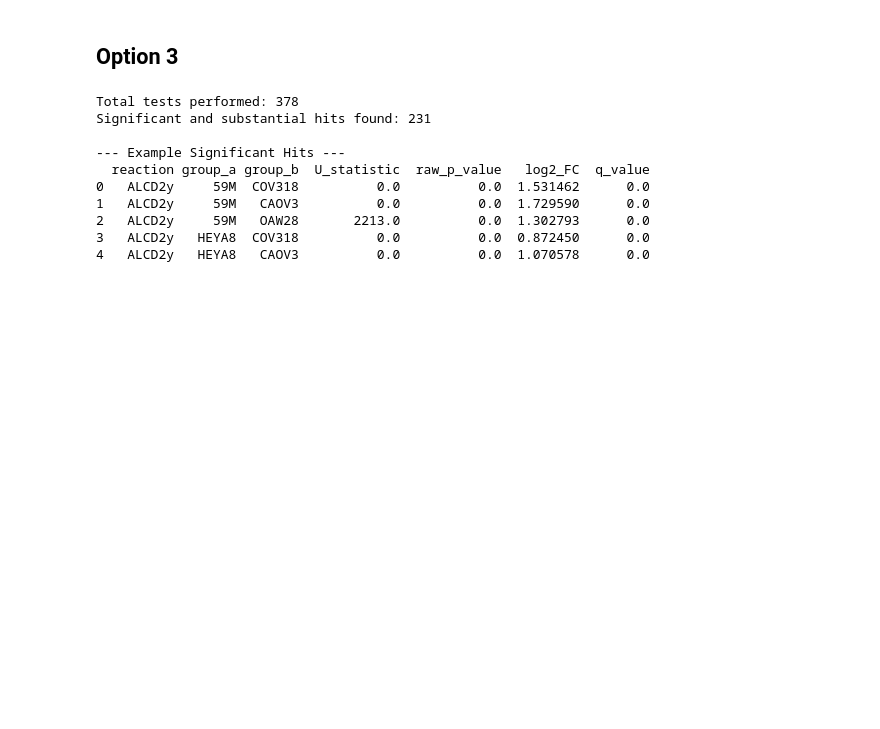
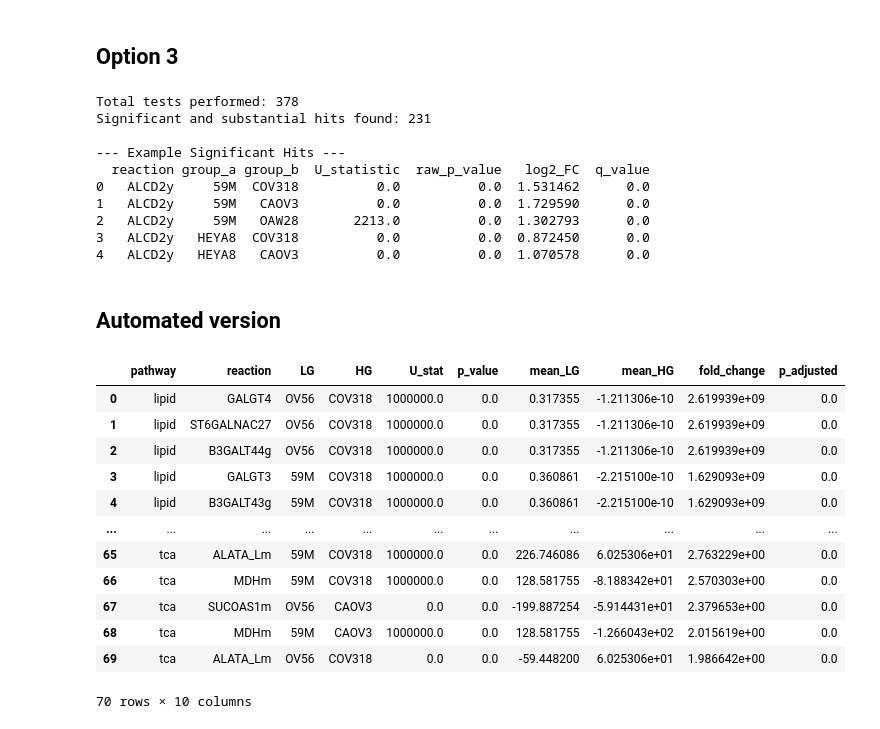
Before and after one commit to MishkaNastia/Ovarian-Cancer, a Jupyter notebook: flux_composition_anastasia.ipynb, the cells around one changed output. Saved outputs shown, nothing was run; the diff lists cells and outputs as text; code cells hidden in the pictures; blank space fills up the shorter version.

Commit message:
top 10 reactions for every pathway

```diff
--- a/flux_composition_anastasia.ipynb
+++ b/flux_composition_anastasia.ipynb
@@ -462,3 +462,83 @@ Significant and substantial hits found: 231
 2   ALCD2y     59M   OAW28       2213.0          0.0  1.302793      0.0
 3   ALCD2y   HEYA8  COV318          0.0          0.0  0.872450      0.0
 4   ALCD2y   HEYA8   CAOV3          0.0          0.0  1.070578      0.0
+# %% [markdown]
+## Automated version
+# %%
+results = []
+
+# Iterate across all pathways
+for pathway, reactions in reactions_by_category.items():
+
+    for rxn in reactions:  # only reactions in this pathway
+
+        for lg_name, lg_df in LG.items():
+            for hg_name, hg_df in HG.items():
+
+                # extract distributions
+                if rxn not in lg_df.columns or rxn not in hg_df.columns:
+                    continue
+
+                lg_values = lg_df[rxn].dropna()
+                hg_values = hg_df[rxn].dropna()
+
+                # skip empty
+                if len(lg_values) == 0 or len(hg_values) == 0:
+                    continue
+
+                # compute means
+                mean_lg = lg_values.mean()
+                mean_hg = hg_values.mean()
+
+                # Fold Difference FD = |(mean_lg - mean_hg) / mean_hg|
+                if mean_hg == 0:
+                    FD = np.nan
+                else:
+                    FD = abs((mean_lg - mean_hg) / mean_hg)
+
+                # Mann-Whitney U test
+                stat, pval = mannwhitneyu(lg_values, hg_values, alternative="two-sided")
+
+                results.append([
+                    pathway, rxn, lg_name, hg_name,
+                    stat, pval, mean_lg, mean_hg, FD
+                ])
+
+# Build DataFrame
+df_stats = pd.DataFrame(results, columns=[
+    "pathway", "reaction", "LG", "HG",
+    "U_stat", "p_value", "mean_LG", "mean_HG", "fold_change"
+])
+
+# Multiple testing correction
+df_stats["p_adjusted"] = multipletests(df_stats["p_value"], method="fdr_bh")[1]
+
+# Keep significant results
+signif = df_stats[df_stats["p_adjusted"] < 0.01].copy()
+
+# -----------------------
+#  TOP 10 PER PATHWAY
+# -----------------------
+top10_per_pathway = (
+    signif
+    .sort_values(by="fold_change", ascending=False)
+    .groupby("pathway")
+    .head(10)
+    .reset_index(drop=True)
+)
+
+top10_per_pathway
+# %% [output]
+|  | pathway | reaction | LG | HG | U_stat | p_value | mean_LG | mean_HG | fold_change | p_adjusted |
+| 0 | lipid | GALGT4 | OV56 | COV318 | 1000000.0 | 0.0 | 0.317355 | -1.211306e-10 | 2.619939e+09 | 0.0 |
+| 1 | lipid | ST6GALNAC27 | OV56 | COV318 | 1000000.0 | 0.0 | 0.317355 | -1.211306e-10 | 2.619939e+09 | 0.0 |
+| 2 | lipid | B3GALT44g | OV56 | COV318 | 1000000.0 | 0.0 | 0.317355 | -1.211306e-10 | 2.619939e+09 | 0.0 |
+| 3 | lipid | GALGT3 | 59M | COV318 | 1000000.0 | 0.0 | 0.360861 | -2.215100e-10 | 1.629093e+09 | 0.0 |
+| 4 | lipid | B3GALT43g | 59M | COV318 | 1000000.0 | 0.0 | 0.360861 | -2.215100e-10 | 1.629093e+09 | 0.0 |
+| ... | ... | ... | ... | ... | ... | ... | ... | ... | ... | ... |
+| 65 | tca | ALATA_Lm | 59M | COV318 | 1000000.0 | 0.0 | 226.746086 | 6.025306e+01 | 2.763229e+00 | 0.0 |
+| 66 | tca | MDHm | 59M | COV318 | 1000000.0 | 0.0 | 128.581755 | -8.188342e+01 | 2.570303e+00 | 0.0 |
+| 67 | tca | SUCOAS1m | OV56 | CAOV3 | 0.0 | 0.0 | -199.887254 | -5.914431e+01 | 2.379653e+00 | 0.0 |
+| 68 | tca | MDHm | 59M | CAOV3 | 1000000.0 | 0.0 | 128.581755 | -1.266043e+02 | 2.015619e+00 | 0.0 |
+| 69 | tca | ALATA_Lm | OV56 | COV318 | 0.0 | 0.0 | -59.448200 | 6.025306e+01 | 1.986642e+00 | 0.0 |
+70 rows × 10 columns
```
